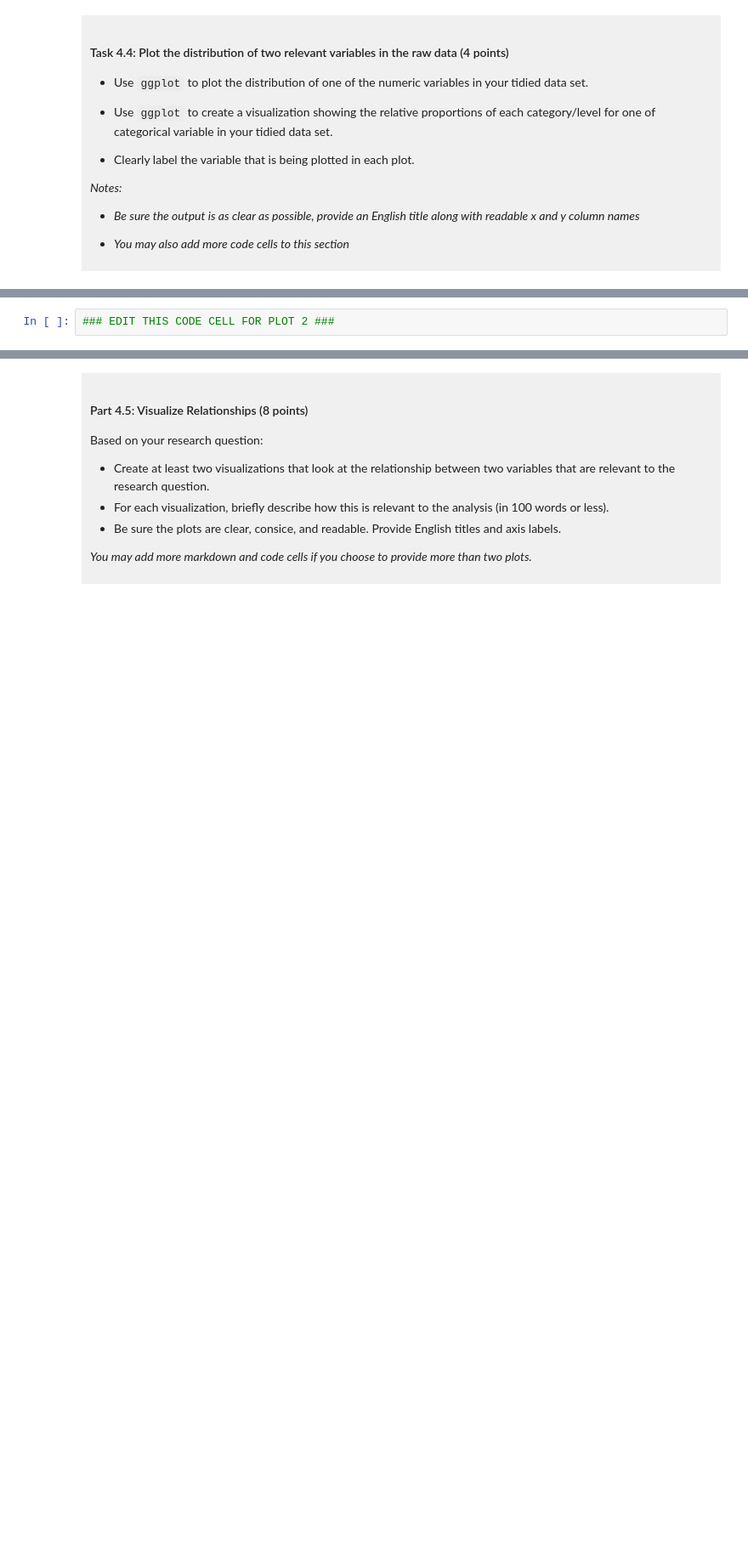
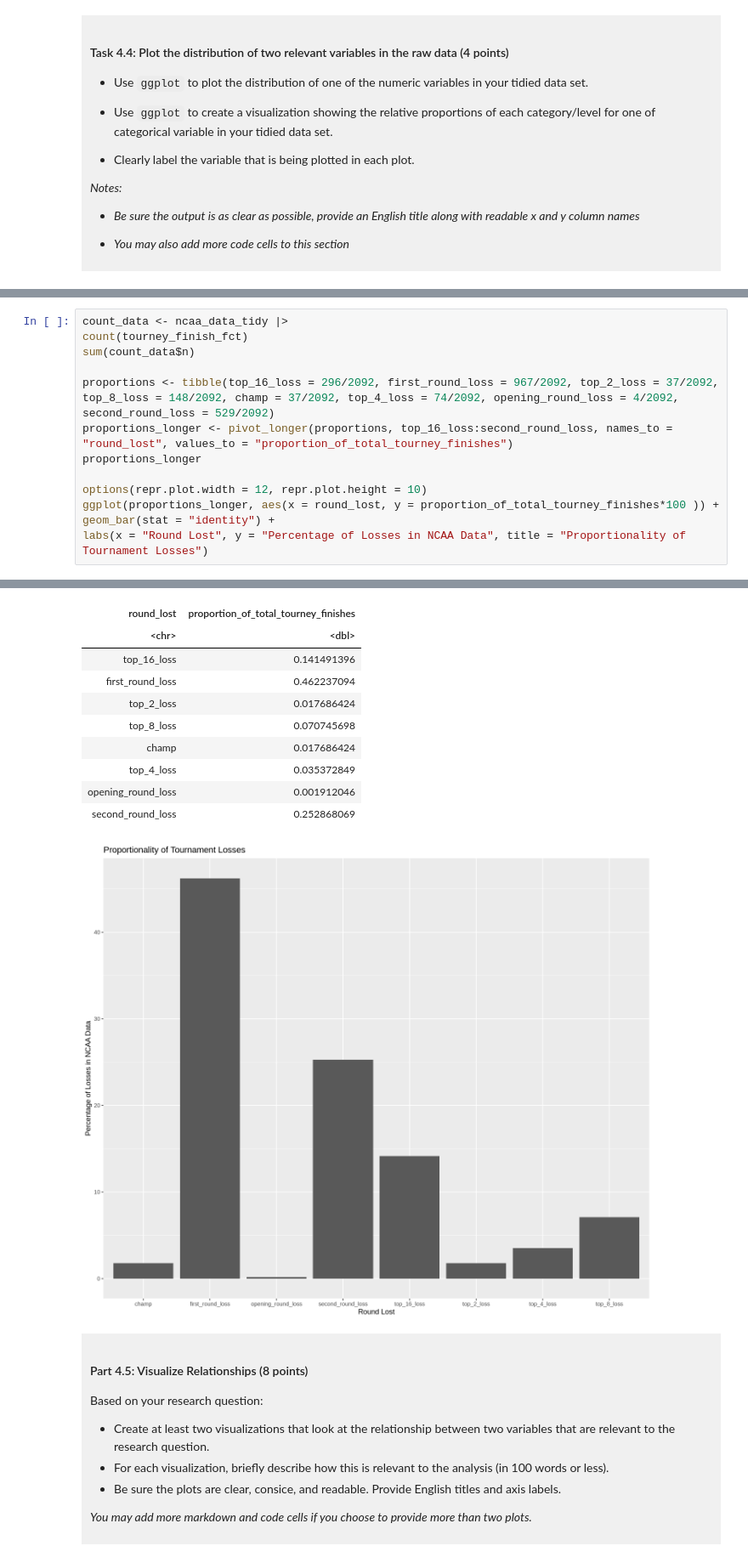
Before and after one commit to lucyhurst/dsci-100-project-lucy-hurst, a Jupyter notebook: dsci-100-project-notebook.ipynb, the cells around one changed output, grey strips where cells are left out. Shown at 85% size. Cells and saved outputs as stored; diff of their text form; blank space fills up the shorter version.

```diff
--- a/dsci-100-project-notebook.ipynb
+++ b/dsci-100-project-notebook.ipynb
@@ -302,2 +340,14 @@ You will refine your research question (if needed) and produce a tidy data set.
 # %%
-### EDIT THIS CODE CELL FOR PLOT 2 ###
+count_data <- ncaa_data_tidy |>
+count(tourney_finish_fct)
+sum(count_data$n)
+
+proportions <- tibble(top_16_loss = 296/2092, first_round_loss = 967/2092, top_2_loss = 37/2092, top_8_loss = 148/2092, champ = 37/2092, top_4_loss = 74/2092, opening_round_loss = 4/2092, second_round_loss = 529/2092)
+proportions_longer <- pivot_longer(proportions, top_16_loss:second_round_loss, names_to = "round_lost", values_to = "proportion_of_total_tourney_finishes")
+proportions_longer
+
+options(repr.plot.width = 12, repr.plot.height = 10)
+ggplot(proportions_longer, aes(x = round_lost, y = proportion_of_total_tourney_finishes*100 )) +
+geom_bar(stat = "identity") +
+labs(x = "Round Lost", y = "Percentage of Losses in NCAA Data", title = "Proportionality of Tournament Losses")
+# %% [output]
@@ -304,3 +356,14 @@ You will refine your research question (if needed) and produce a tidy data set.
+| round_lost | proportion_of_total_tourney_finishes |
+| <chr> | <dbl> |
+| top_16_loss | 0.141491396 |
+| first_round_loss | 0.462237094 |
+| top_2_loss | 0.017686424 |
+| top_8_loss | 0.070745698 |
+| champ | 0.017686424 |
+| top_4_loss | 0.035372849 |
+| opening_round_loss | 0.001912046 |
+| second_round_loss | 0.252868069 |
+[figure, added]
 # %% [markdown]
 <div style="background-color: #f0f0f0; padding: 10px;">
 
```
Also changed, not shown: parts of 11 cells of this notebook.
